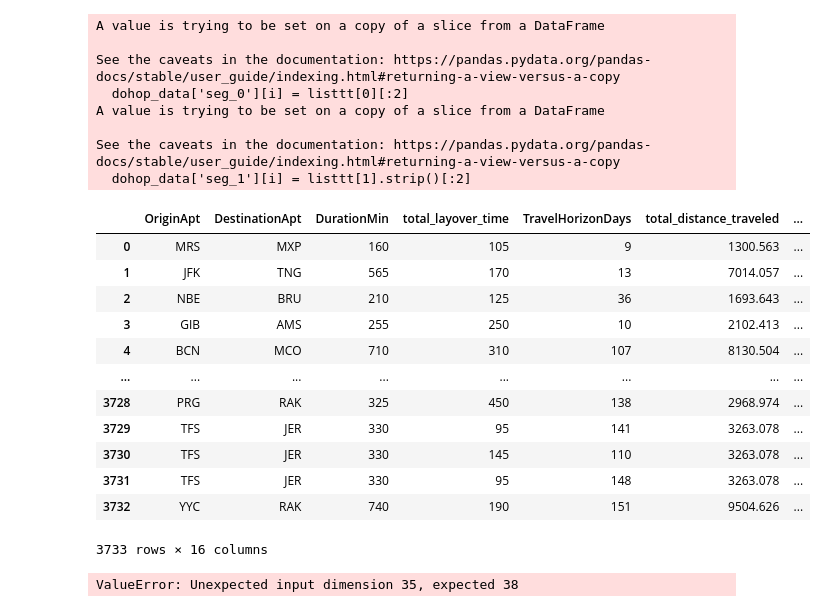
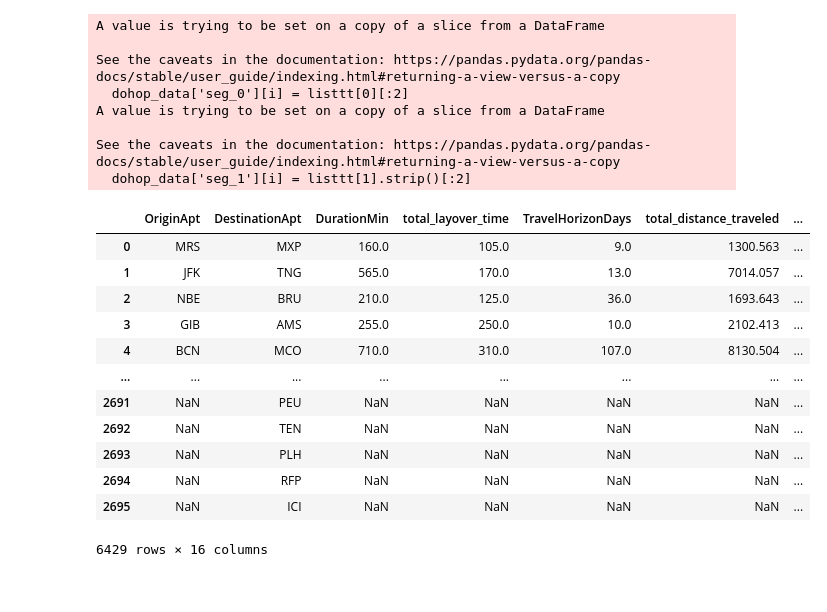
Before and after one commit to LaGenace/OptiFlyAi, a Jupyter notebook: Notebooks/ant_december_model.ipynb, the cells around one changed output. Saved outputs shown, nothing was run; the diff lists cells and outputs as text; code cells hidden in the pictures.

Commit message:
pre-processing working!

```diff
--- a/Notebooks/ant_december_model.ipynb
+++ b/Notebooks/ant_december_model.ipynb
@@ -303,4 +297,38 @@ col_rename_dict = {'origin': 'OriginApt', 'destination':'DestinationApt', 'days_
 # %%
 dohop_data.drop(columns=['flights', 'connection_airport', 'pax',
                          'bookings', 'total_price', 'predictions'], inplace=True)
+# %%
+def create_df_of_all_categories(raw_data, data_to_be_processed, column):
+    """
+    This creates a list of all categories, and appends it to existing data that needs processing
+    it appends the data, processes it, and drops the unnecesary columns
+    It then appends it back to the dataframe so it can be used in the next step
+    """
+
+    # Creating dummy data
+    categories  = pd.DataFrame(raw_data[column].unique(), columns=[column])
+
+    #Isolating the important data
+    # data_for_processing = data_to_be_processed[[column]].copy()
+
+    # Merged data for encoding
+    merged_data = pd.concat([data_to_be_processed,categories])
+
+    return merged_data
+# %%
+create_df_of_all_categories(df_with_target, update_col_names, 'DestinationApt')
+# %% [output]
+|  | OriginApt | DestinationApt | DurationMin | total_layover_time | TravelHorizonDays | total_distance_traveled | ... |
+| 0 | MRS | MXP | 160.0 | 105.0 | 9.0 | 1300.563 | ... |
+| 1 | JFK | TNG | 565.0 | 170.0 | 13.0 | 7014.057 | ... |
+| 2 | NBE | BRU | 210.0 | 125.0 | 36.0 | 1693.643 | ... |
+| 3 | GIB | AMS | 255.0 | 250.0 | 10.0 | 2102.413 | ... |
+| 4 | BCN | MCO | 710.0 | 310.0 | 107.0 | 8130.504 | ... |
+| ... | ... | ... | ... | ... | ... | ... | ... |
+| 2691 | NaN | PEU | NaN | NaN | NaN | NaN | ... |
+| 2692 | NaN | TEN | NaN | NaN | NaN | NaN | ... |
+| 2693 | NaN | PLH | NaN | NaN | NaN | NaN | ... |
+| 2694 | NaN | RFP | NaN | NaN | NaN | NaN | ... |
+| 2695 | NaN | ICI | NaN | NaN | NaN | NaN | ... |
+6429 rows × 16 columns
 # %%
@@ -344,23 +384,6 @@ update_col_names = dohop_data.rename(columns=col_rename_dict)
 update_col_names["Seg_2_OperatingCarrierIATA"] = np.nan
 update_col_names["Seg_3_OperatingCarrierIATA"] = np.nan
 update_col_names["Stops"] = 1
-# %%
-update_col_names
-# %% [output]
-|  | OriginApt | DestinationApt | DurationMin | total_layover_time | TravelHorizonDays | total_distance_traveled | ... |
-| 0 | MRS | MXP | 160 | 105 | 9 | 1300.563 | ... |
-| 1 | JFK | TNG | 565 | 170 | 13 | 7014.057 | ... |
-| 2 | NBE | BRU | 210 | 125 | 36 | 1693.643 | ... |
-| 3 | GIB | AMS | 255 | 250 | 10 | 2102.413 | ... |
-| 4 | BCN | MCO | 710 | 310 | 107 | 8130.504 | ... |
-| ... | ... | ... | ... | ... | ... | ... | ... |
-| 3728 | PRG | RAK | 325 | 450 | 138 | 2968.974 | ... |
-| 3729 | TFS | JER | 330 | 95 | 141 | 3263.078 | ... |
-| 3730 | TFS | JER | 330 | 145 | 110 | 3263.078 | ... |
-| 3731 | TFS | JER | 330 | 95 | 148 | 3263.078 | ... |
-| 3732 | YYC | RAK | 740 | 190 | 151 | 9504.626 | ... |
-3733 rows × 16 columns
 # %%
-scaled_dohop_data = process_new_data(update_col_names, PreprocessScalers, box_cox_columns, yeo_johnson_columns)
+scaled_dohop_data = process_new_data(df_with_target, update_col_names, PreprocessScalers,
+                                     box_cox_columns, yeo_johnson_columns).drop(columns='total_layover_time')
-# %% [output]
-ValueError: Unexpected input dimension 35, expected 38
```
Also changed, not shown: parts of 12 cells of this notebook, 1 other file.
